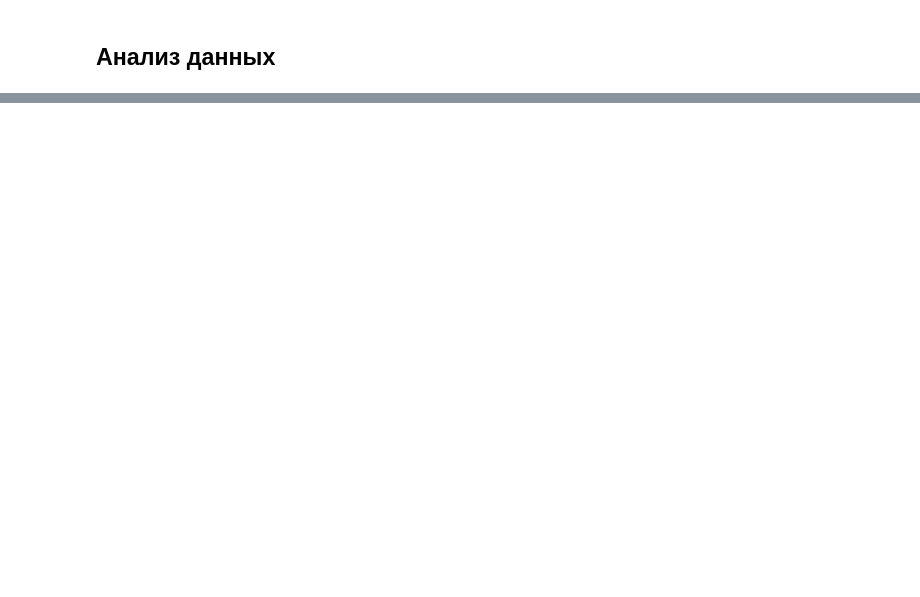
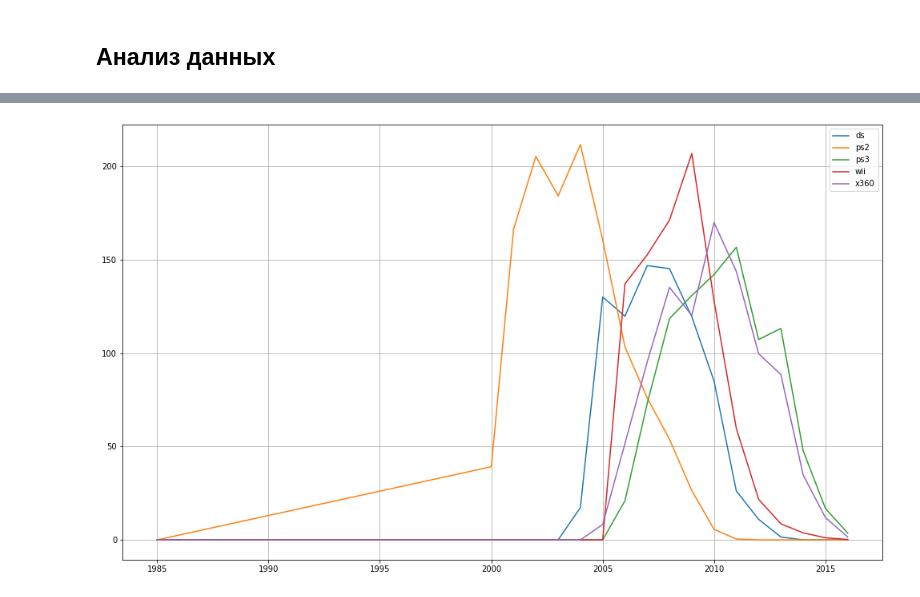
Before and after one commit to VladislaVladimir/PracticumByYandex, a Jupyter notebook: 4_study_project/mobile_tarifs.ipynb, the cells around one changed output, grey strips where cells are left out. Cells and saved outputs as stored; diff of their text form; code cells hidden in the pictures; blank space fills up the shorter version.

```diff
--- a/4_study_project/mobile_tarifs.ipynb
+++ b/4_study_project/mobile_tarifs.ipynb
@@ -895,0 +545,28 @@ p-значение: 0.5257376663729298
+# %%
+type_of_platforms_pivot_top = (data
+
+                        .query('platform in @five_top_platforms')
+
+                        .pivot_table(
+                            index = 'year_of_release',
+                            columns = 'platform',
+                            values = 'total_sales',
+                            aggfunc = 'sum')
+
+                        .sort_values(by = 'year_of_release', ascending = False)
+
+                        .fillna(0)
+                        ) #создадим сводную таблицу для вывода графика
+# %%
+fig = plt.figure(figsize=(17,10))
+
+ax = fig.add_subplot(111)
+
+ax.plot(type_of_platforms_pivot_top)
+ax.grid()
+
+ax.legend(type_of_platforms_pivot_top.columns)
+
+fig.show()
+# %% [output]
+[figure, added]
```
Also changed, not shown: parts of 271 cells of this notebook.
